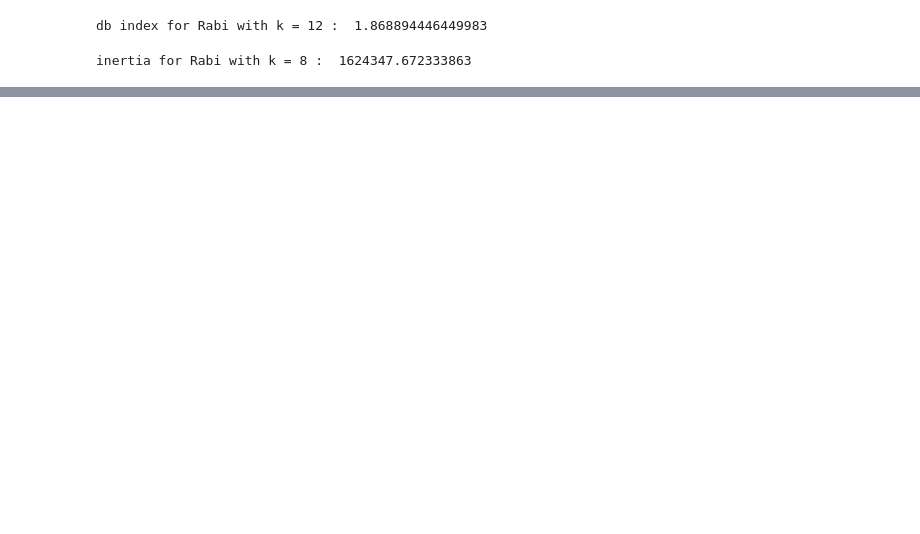
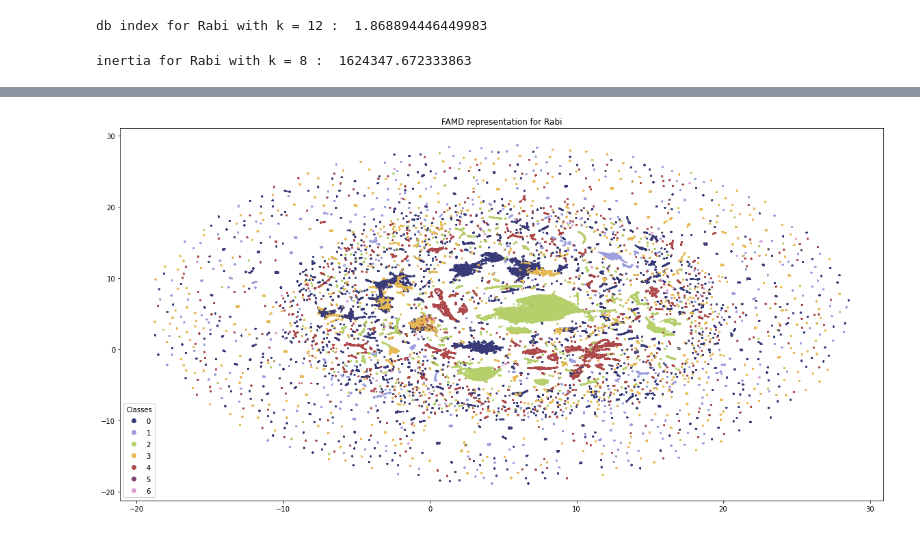
Before and after one commit to amaurylancelin/Datathon, a Jupyter notebook: clustering_without admin.ipynb, the cells around one changed output, grey strips where cells are left out. Drawn from its saved outputs; the diff is of its cells as text; code cells hidden in the pictures; blank space fills up the shorter version.

```diff
--- a/clustering_without admin.ipynb
+++ b/clustering_without admin.ipynb
@@ -554,0 +644,13 @@ nb_compo = 35, k_opt = 7 avec db=1.71 (intéressant car k petit) OU k > 9 (db =
+# %%
+embedding_R = np.load('Outputs/embedding_Rabi.npy')
+fig, ax = plt.subplots()
+fig.set_size_inches((20, 10))
+scatter = ax.scatter(embedding_R[:, 0], embedding_R[:, 1], s=2, c=pred, cmap='tab20b', alpha=1.0)
+# produce a legend with the unique colors from the scatter
+legend1 = ax.legend(*scatter.legend_elements(num=nb_clusters_R),
+                    loc="lower left", title="Classes")
+ax.add_artist(legend1)
+plt.title("FAMD representation for Rabi")
+plt.show()
+# %% [output]
+[figure, added]
```
Also changed, not shown: parts of 14 cells of this notebook.
